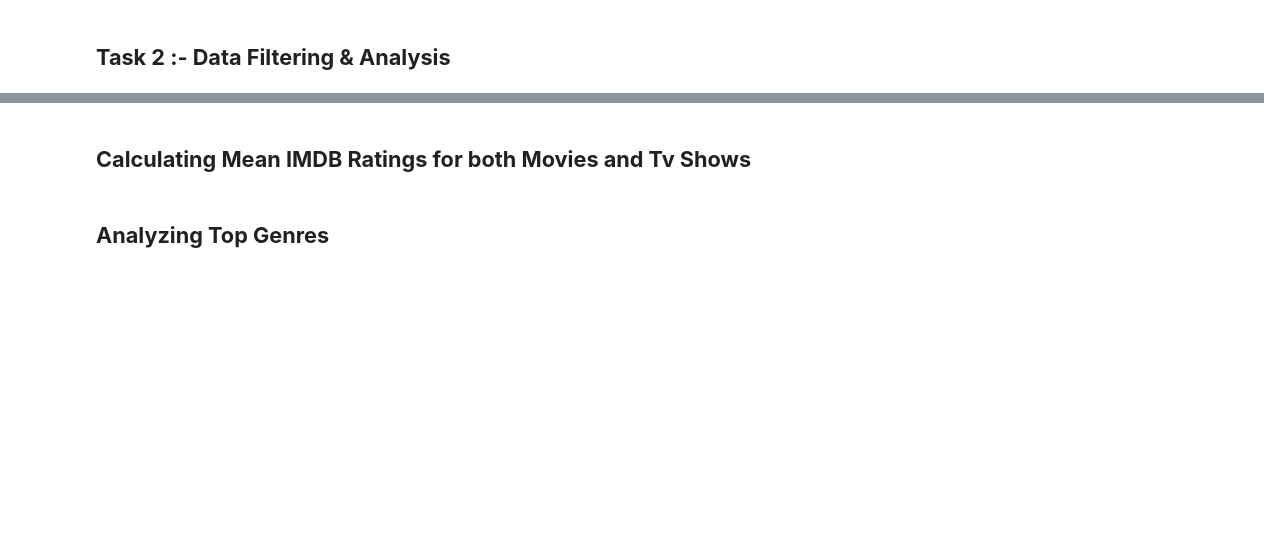
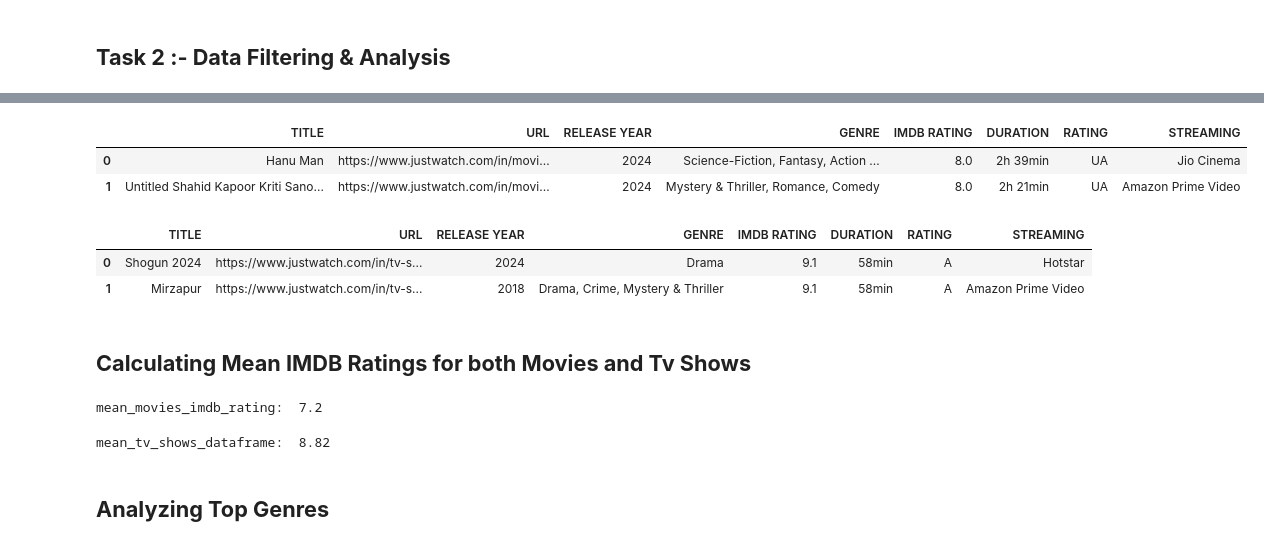
Before and after one commit to Amitish/Web_Scrapping, a Jupyter notebook: Web_Scrapping_Final.ipynb, the cells around one changed output, grey strips where cells are left out. Cells and saved outputs as stored; diff of their text form; code cells hidden in the pictures; blank space fills up the shorter version.

```diff
--- a/Web_Scrapping_Final.ipynb
+++ b/Web_Scrapping_Final.ipynb
@@ -602,0 +716,7 @@ tv_shows_dataframe
+# %%
+# Write Your Code here
+
+# Correcting the datatype of 2 columns
+movies_dataframe.info()
+movies_dataframe["IMDB RATING"] = pd.to_numeric(movies_dataframe["IMDB RATING"], errors='coerce')
+movies_dataframe["RELEASE YEAR"] = movies_dataframe["RELEASE YEAR"].astype(int)
@@ -603,7 +797,35 @@ tv_shows_dataframe
+# %%
+# Filtering based on IBDB rating
+
+filtered_movie_shows_data = movies_dataframe[movies_dataframe["IMDB RATING"] > 7.0]
+filtered_movie_shows_data
+# %% [output]
+|  | TITLE | URL | RELEASE YEAR | GENRE | IMDB RATING | DURATION | RATING | STREAMING |
+| 0 | Hanu Man | https://www.justwatch.com/in/movi... | 2024 | Science-Fiction, Fantasy, Action ... | 8.0 | 2h 39min | UA | Jio Cinema |
+| 1 | Untitled Shahid Kapoor Kriti Sano... | https://www.justwatch.com/in/movi... | 2024 | Mystery & Thriller, Romance, Comedy | 8.0 | 2h 21min | UA | Amazon Prime Video |
+# %%
+# Filtering based on IBDB rating
+
+filtered_tv_shows_data = tv_shows_dataframe[tv_shows_dataframe["IMDB RATING"] > 9.0]
+filtered_tv_shows_data
+# %% [output]
+|  | TITLE | URL | RELEASE YEAR | GENRE | IMDB RATING | DURATION | RATING | STREAMING |
+| 0 | Shogun 2024 | https://www.justwatch.com/in/tv-s... | 2024 | Drama | 9.1 | 58min | A | Hotstar |
+| 1 | Mirzapur | https://www.justwatch.com/in/tv-s... | 2018 | Drama, Crime, Mystery & Thriller | 9.1 | 58min | A | Amazon Prime Video |
 # %% [markdown]
 ## **Calculating Mean IMDB Ratings for both Movies and Tv Shows**
 # %%
 # Write Your Code here
+
+mean_movies_imdb_rating = movies_dataframe["IMDB RATING"].mean()
+print("mean_movies_imdb_rating: ", mean_movies_imdb_rating)
+# %% [output]
+mean_movies_imdb_rating:  7.2
+# %%
+mean_tv_shows_dataframe = tv_shows_dataframe["IMDB RATING"].mean()
+print("mean_tv_shows_dataframe: ", mean_tv_shows_dataframe)
+# %% [output]
+mean_tv_shows_dataframe:  8.82
 # %% [markdown]
 ## **Analyzing Top Genres**
 # %%
```
Also changed, not shown: parts of 36 cells of this notebook.
